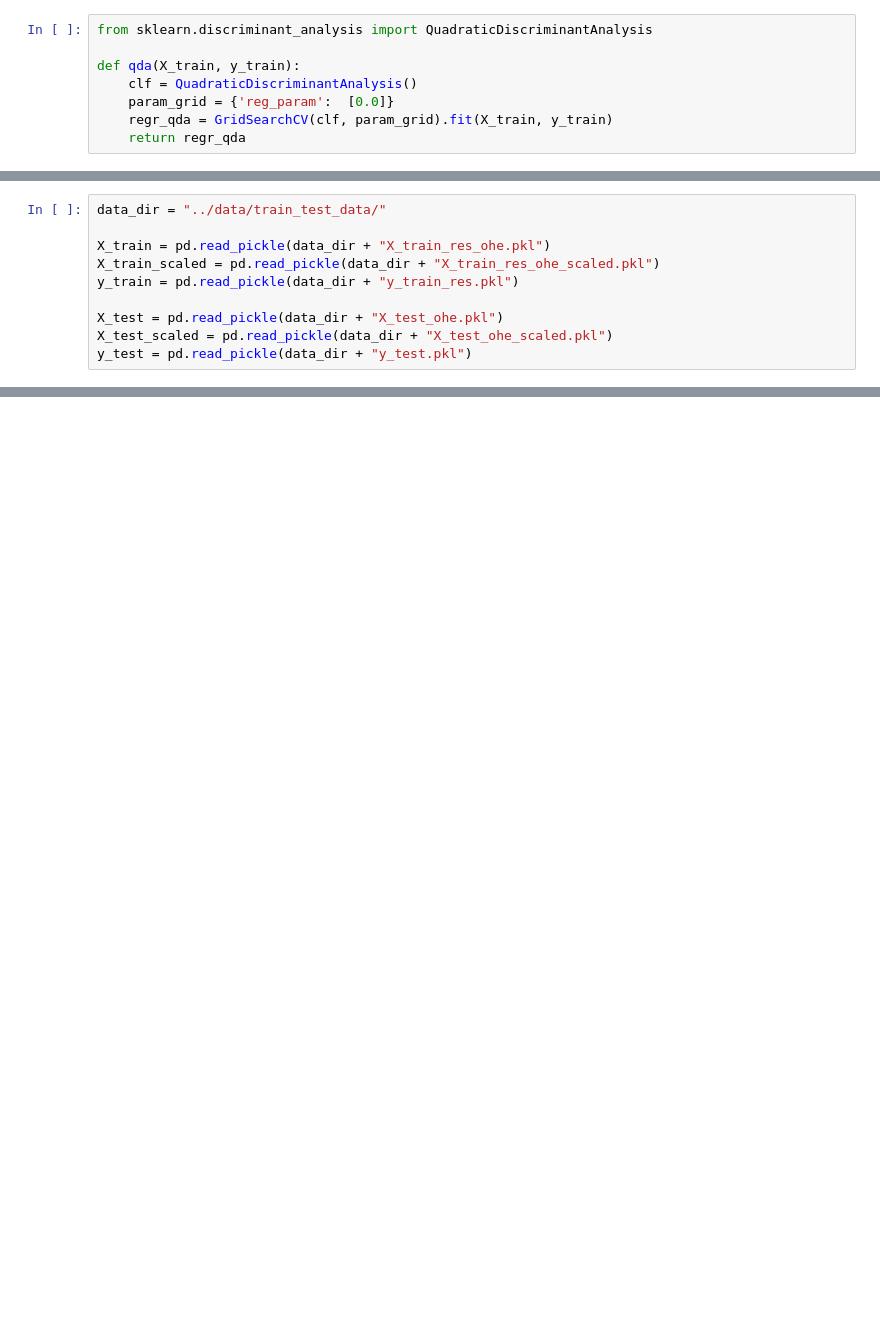
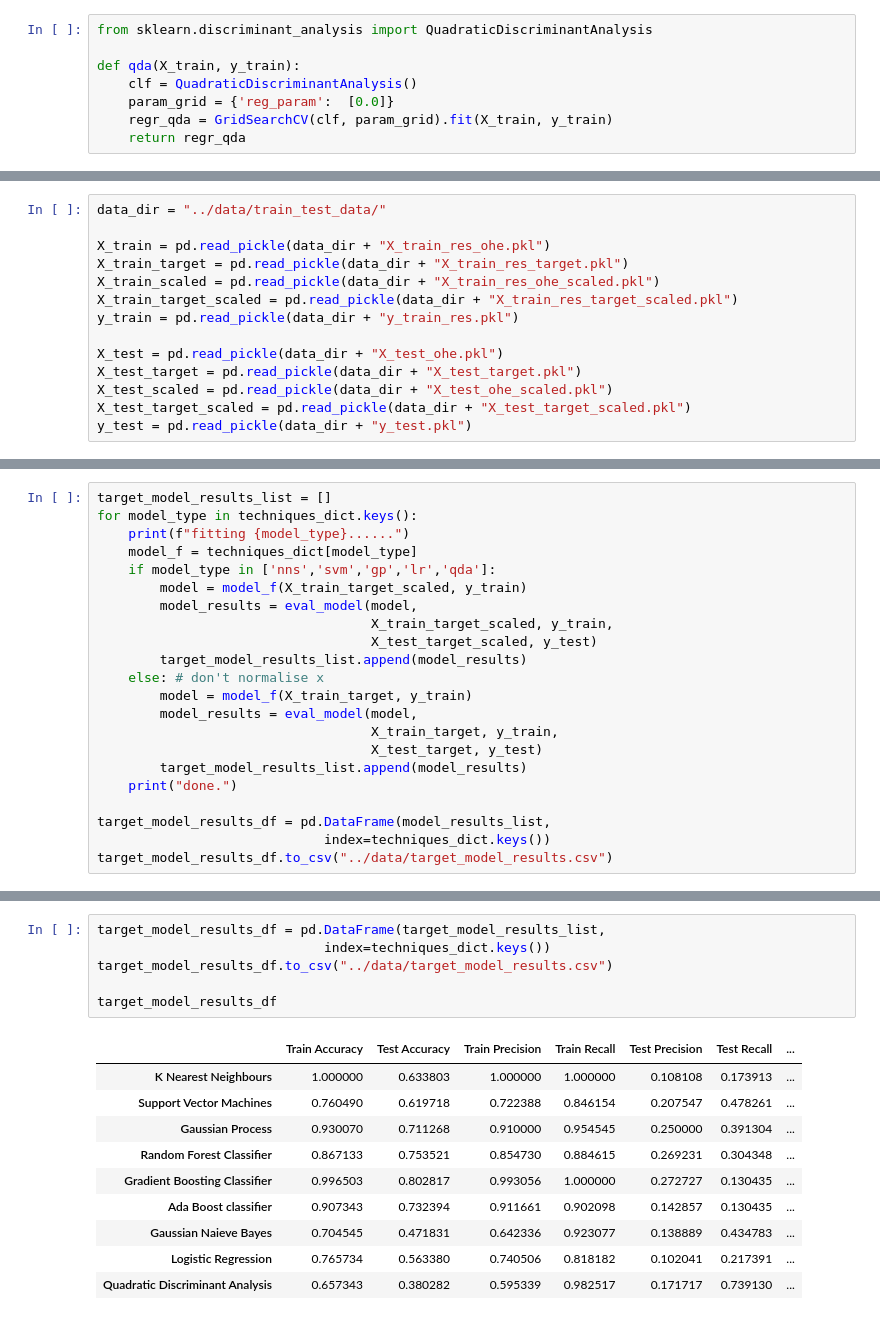
Before and after one commit to btcooper22/ace_project, a Jupyter notebook: models/sklearn_models.ipynb, the cells around one changed output, grey strips where cells are left out. Saved outputs shown, nothing was run; the diff lists cells and outputs as text; blank space fills up the shorter version.

```diff
--- a/models/sklearn_models.ipynb
+++ b/models/sklearn_models.ipynb
@@ -104,9 +92,13 @@ def eval_model(regr, X_train, X_test, y_train, y_test):
 data_dir = "../data/train_test_data/"
 
 X_train = pd.read_pickle(data_dir + "X_train_res_ohe.pkl")
+X_train_target = pd.read_pickle(data_dir + "X_train_res_target.pkl")
 X_train_scaled = pd.read_pickle(data_dir + "X_train_res_ohe_scaled.pkl")
+X_train_target_scaled = pd.read_pickle(data_dir + "X_train_res_target_scaled.pkl")
 y_train = pd.read_pickle(data_dir + "y_train_res.pkl")
 
 X_test = pd.read_pickle(data_dir + "X_test_ohe.pkl")
+X_test_target = pd.read_pickle(data_dir + "X_test_target.pkl")
 X_test_scaled = pd.read_pickle(data_dir + "X_test_ohe_scaled.pkl")
+X_test_target_scaled = pd.read_pickle(data_dir + "X_test_target_scaled.pkl")
 y_test = pd.read_pickle(data_dir + "y_test.pkl")
@@ -192,0 +200,22 @@ model_results.to_csv("../data/model_results.csv")
+# %%
+target_model_results_list = []
+for model_type in techniques_dict.keys():
+    print(f"fitting {model_type}......")
+    model_f = techniques_dict[model_type]
+    if model_type in ['nns','svm','gp','lr','qda']:
+        model = model_f(X_train_target_scaled, y_train)
+        model_results = eval_model(model,
+                                   X_train_target_scaled, y_train,
+                                   X_test_target_scaled, y_test)
+        target_model_results_list.append(model_results)
+    else: # don't normalise x
+        model = model_f(X_train_target, y_train)
+        model_results = eval_model(model,
+                                   X_train_target, y_train,
+                                   X_test_target, y_test)
+        target_model_results_list.append(model_results)
+    print("done.")
+
+target_model_results_df = pd.DataFrame(model_results_list,
+                             index=techniques_dict.keys())
+target_model_results_df.to_csv("../data/target_model_results.csv")
@@ -192,0 +242,17 @@ model_results.to_csv("../data/model_results.csv")
+# %%
+target_model_results_df = pd.DataFrame(target_model_results_list,
+                             index=techniques_dict.keys())
+target_model_results_df.to_csv("../data/target_model_results.csv")
+
+target_model_results_df
+# %% [output]
+|  | Train Accuracy | Test Accuracy | Train Precision | Train Recall | Test Precision | Test Recall | ... |
+| K Nearest Neighbours | 1.000000 | 0.633803 | 1.000000 | 1.000000 | 0.108108 | 0.173913 | ... |
+| Support Vector Machines | 0.760490 | 0.619718 | 0.722388 | 0.846154 | 0.207547 | 0.478261 | ... |
+| Gaussian Process | 0.930070 | 0.711268 | 0.910000 | 0.954545 | 0.250000 | 0.391304 | ... |
+| Random Forest Classifier | 0.867133 | 0.753521 | 0.854730 | 0.884615 | 0.269231 | 0.304348 | ... |
+| Gradient Boosting Classifier | 0.996503 | 0.802817 | 0.993056 | 1.000000 | 0.272727 | 0.130435 | ... |
+| Ada Boost classifier | 0.907343 | 0.732394 | 0.911661 | 0.902098 | 0.142857 | 0.130435 | ... |
+| Gaussian Naieve Bayes | 0.704545 | 0.471831 | 0.642336 | 0.923077 | 0.138889 | 0.434783 | ... |
+| Logistic Regression | 0.765734 | 0.563380 | 0.740506 | 0.818182 | 0.102041 | 0.217391 | ... |
+| Quadratic Discriminant Analysis | 0.657343 | 0.380282 | 0.595339 | 0.982517 | 0.171717 | 0.739130 | ... |
```
Also changed, not shown: parts of 8 cells of this notebook, 4 other files.
